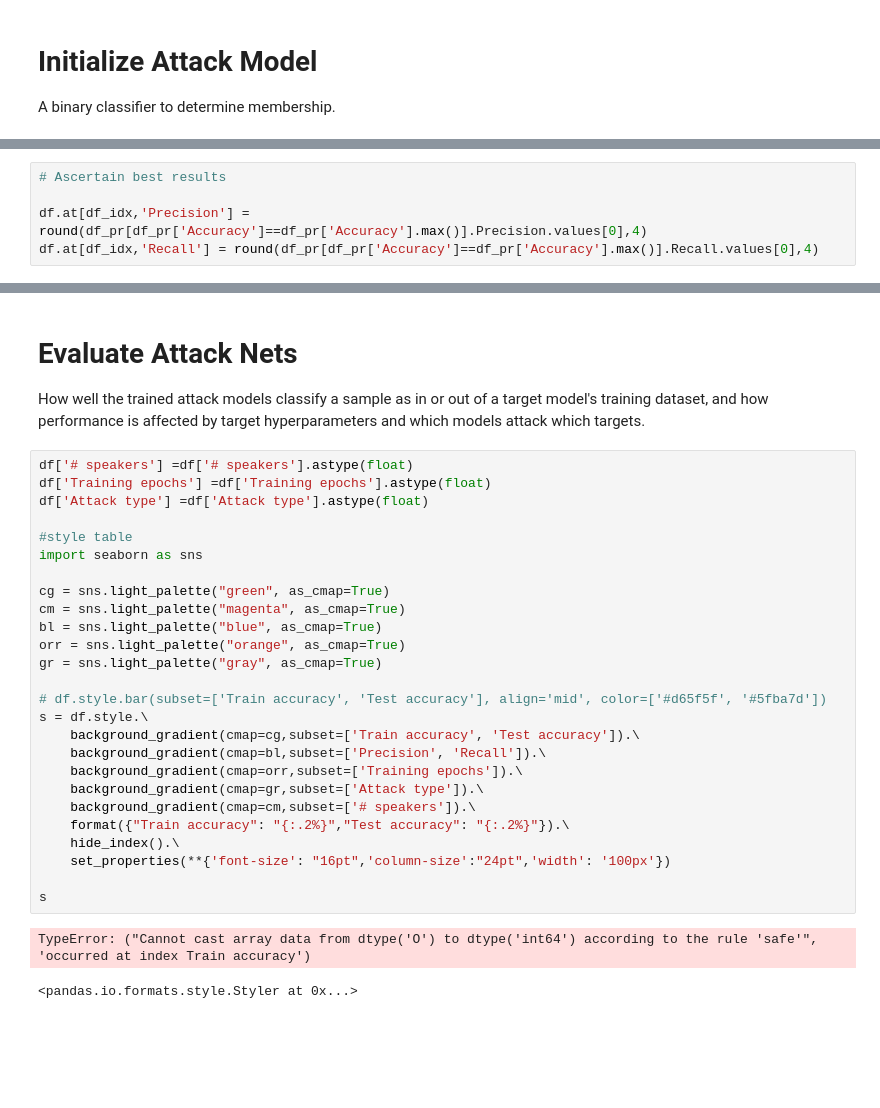
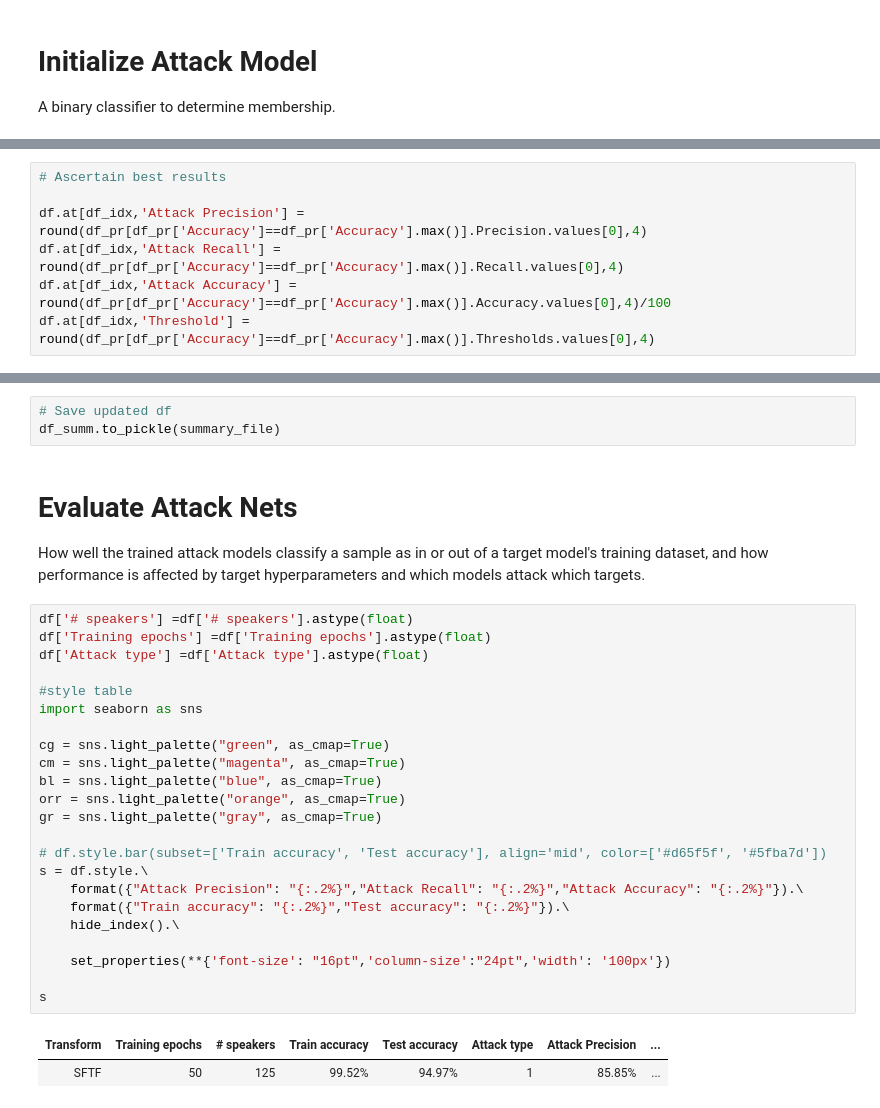
Before and after one commit to Lab41/cyphercat, a Jupyter notebook: Attack_baselines/Membership_Inference/ml_leaks/ml-leaks_adversary1_SVCvsNN-VOiCES-CNN-API.ipynb, the cells around one changed output, grey strips where cells are left out. Drawn from its saved outputs; the diff is of its cells as text; blank space fills up the shorter version.

```diff
--- a/Attack_baselines/Membership_Inference/ml_leaks/ml-leaks_adversary1_SVCvsNN-VOiCES-CNN-API.ipynb
+++ b/Attack_baselines/Membership_Inference/ml_leaks/ml-leaks_adversary1_SVCvsNN-VOiCES-CNN-API.ipynb
@@ -398,5 +417,7 @@ df_pr
 # %%
 # Ascertain best results
 
-df.at[df_idx,'Precision'] = round(df_pr[df_pr['Accuracy']==df_pr['Accuracy'].max()].Precision.values[0],4)
-df.at[df_idx,'Recall'] = round(df_pr[df_pr['Accuracy']==df_pr['Accuracy'].max()].Recall.values[0],4)
+df.at[df_idx,'Attack Precision'] = round(df_pr[df_pr['Accuracy']==df_pr['Accuracy'].max()].Precision.values[0],4)
+df.at[df_idx,'Attack Recall'] = round(df_pr[df_pr['Accuracy']==df_pr['Accuracy'].max()].Recall.values[0],4)
+df.at[df_idx,'Attack Accuracy'] = round(df_pr[df_pr['Accuracy']==df_pr['Accuracy'].max()].Accuracy.values[0],4)/100
+df.at[df_idx,'Threshold'] = round(df_pr[df_pr['Accuracy']==df_pr['Accuracy'].max()].Thresholds.values[0],4)
@@ -410,32 +436,32 @@ df.to_pickle(summary_file)
+# %%
+# Save updated df
+df_summ.to_pickle(summary_file)
 # %% [markdown]
 # Evaluate Attack Nets
 How well the trained attack models classify a sample as in or out of a target model's training dataset, and how performance is affected by target hyperparameters and which models attack which targets.
 # %%
 df['# speakers'] =df['# speakers'].astype(float)
 df['Training epochs'] =df['Training epochs'].astype(float)
 df['Attack type'] =df['Attack type'].astype(float)
 
 #style table
 import seaborn as sns
 
 cg = sns.light_palette("green", as_cmap=True)
 cm = sns.light_palette("magenta", as_cmap=True)
 bl = sns.light_palette("blue", as_cmap=True)
 orr = sns.light_palette("orange", as_cmap=True)
 gr = sns.light_palette("gray", as_cmap=True)
 
 # df.style.bar(subset=['Train accuracy', 'Test accuracy'], align='mid', color=['#d65f5f', '#5fba7d'])
 s = df.style.\
-    background_gradient(cmap=cg,subset=['Train accuracy', 'Test accuracy']).\
-    background_gradient(cmap=bl,subset=['Precision', 'Recall']).\
-    background_gradient(cmap=orr,subset=['Training epochs']).\
-    background_gradient(cmap=gr,subset=['Attack type']).\
-    background_gradient(cmap=cm,subset=['# speakers']).\
+    format({"Attack Precision": "{:.2%}","Attack Recall": "{:.2%}","Attack Accuracy": "{:.2%}"}).\
     format({"Train accuracy": "{:.2%}","Test accuracy": "{:.2%}"}).\
     hide_index().\
+
     set_properties(**{'font-size': "16pt",'column-size':"24pt",'width': '100px'})
 
 s
 # %% [output]
-TypeError: ("Cannot cast array data from dtype('O') to dtype('int64') according to the rule 'safe'", 'occurred at index Train accuracy')
-<pandas.io.formats.style.Styler at 0x...>
+| Transform | Training epochs | # speakers | Train accuracy | Test accuracy | Attack type | Attack Precision | ... |
+| SFTF | 50 | 125 | 99.52% | 94.97% | 1 | 85.85% | ... |
```
Also changed, not shown: parts of 12 cells of this notebook.
